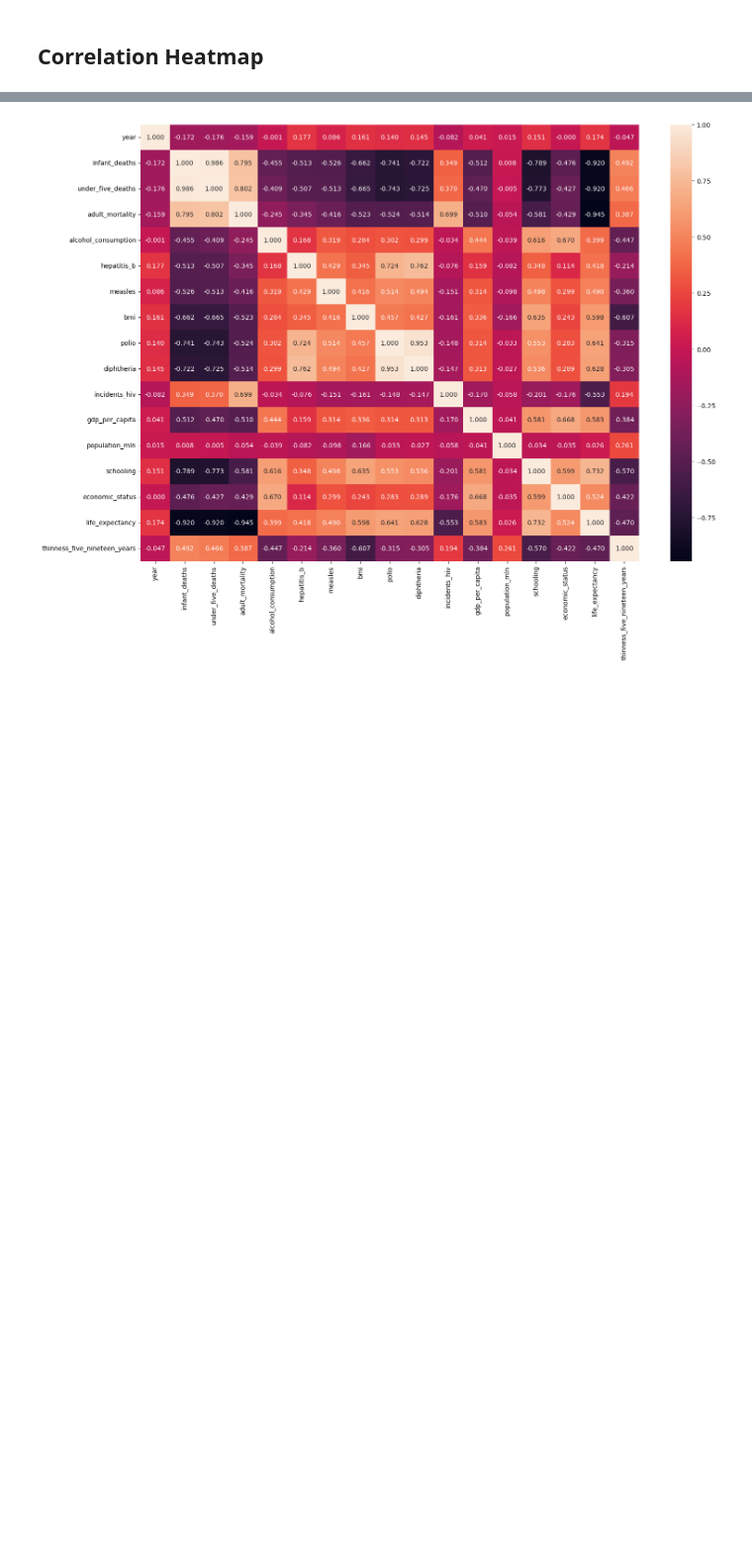
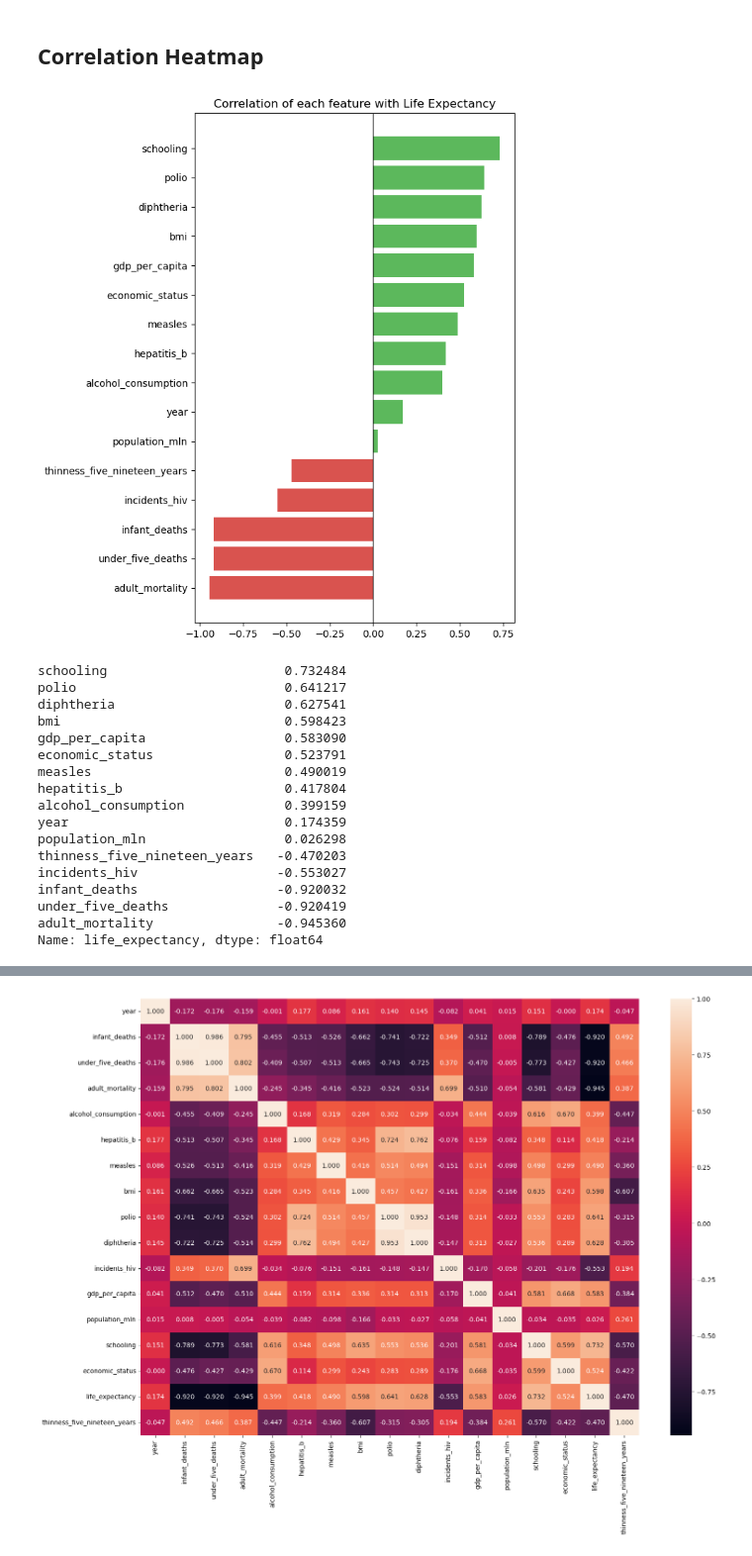
Before and after one commit to Monomil/WorldHealthOrganisation, a Jupyter notebook: EDA.ipynb, the cells around one changed output, grey strips where cells are left out. Shown at 99% size. Saved outputs shown, nothing was run; the diff lists cells and outputs as text; code cells hidden in the pictures; blank space fills up the shorter version.

```diff
--- a/EDA.ipynb
+++ b/EDA.ipynb
@@ -258,6 +259,38 @@ plot_numeric_boxplots(df_outliers, numeric_columns)
 # %%
 df_eda = df.copy()
 df_eda = df_eda.drop(columns = ["country", "region"])
+# %%
+num_df = df_eda.select_dtypes(include=[np.number])
+corr = num_df.corr()["life_expectancy"].drop("life_expectancy").sort_values()
+
+plt.figure(figsize=(7, 8))
+colors = ["#d9534f" if v < 0 else "#5cb85c" for v in corr.values]
+plt.barh(corr.index, corr.values, color=colors)
+plt.axvline(0, color="black", linewidth=0.8)
+plt.title("Correlation of each feature with Life Expectancy")
+plt.tight_layout()
+plt.show()
+
+corr.sort_values(ascending=False)
+# %% [output]
+[figure, added]
+schooling                       0.732484
+polio                           0.641217
+diphtheria                      0.627541
+bmi                             0.598423
+gdp_per_capita                  0.583090
+economic_status                 0.523791
+measles                         0.490019
+hepatitis_b                     0.417804
+alcohol_consumption             0.399159
+year                            0.174359
+population_mln                  0.026298
+thinness_five_nineteen_years   -0.470203
+incidents_hiv                  -0.553027
+infant_deaths                  -0.920032
+under_five_deaths              -0.920419
+adult_mortality                -0.945360
+Name: life_expectancy, dtype: float64
 # %%
 df_eda.corr()
 # %% [output]
```
Also changed, not shown: parts of 5 cells of this notebook, 2 other files.
